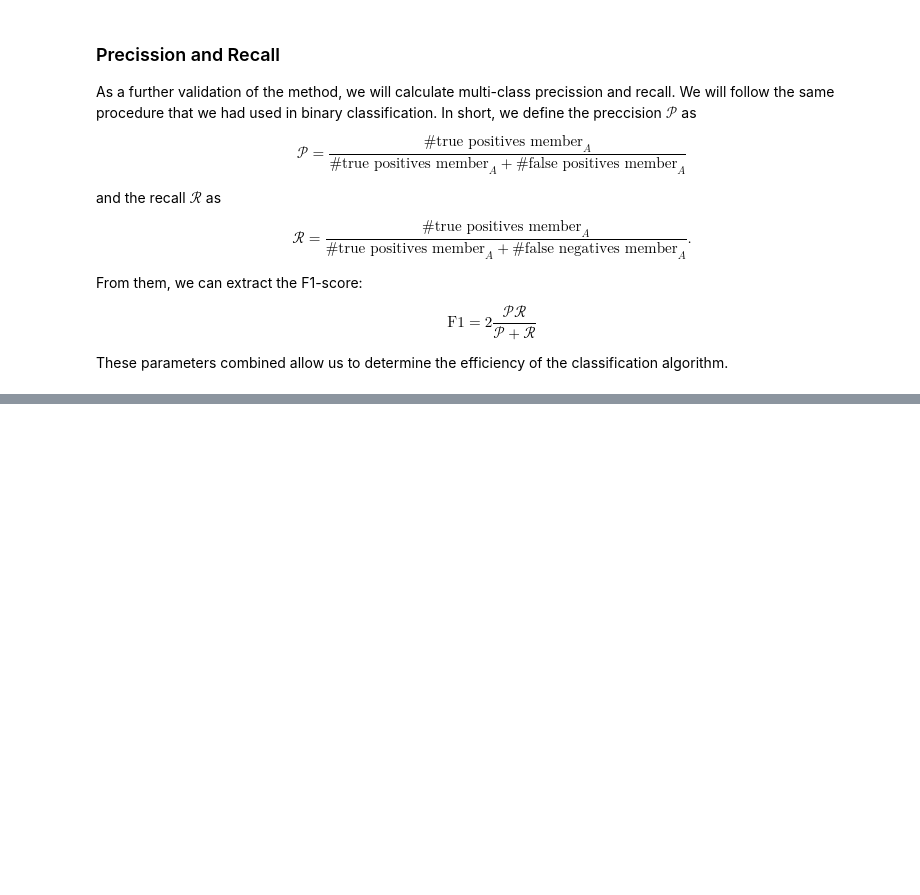
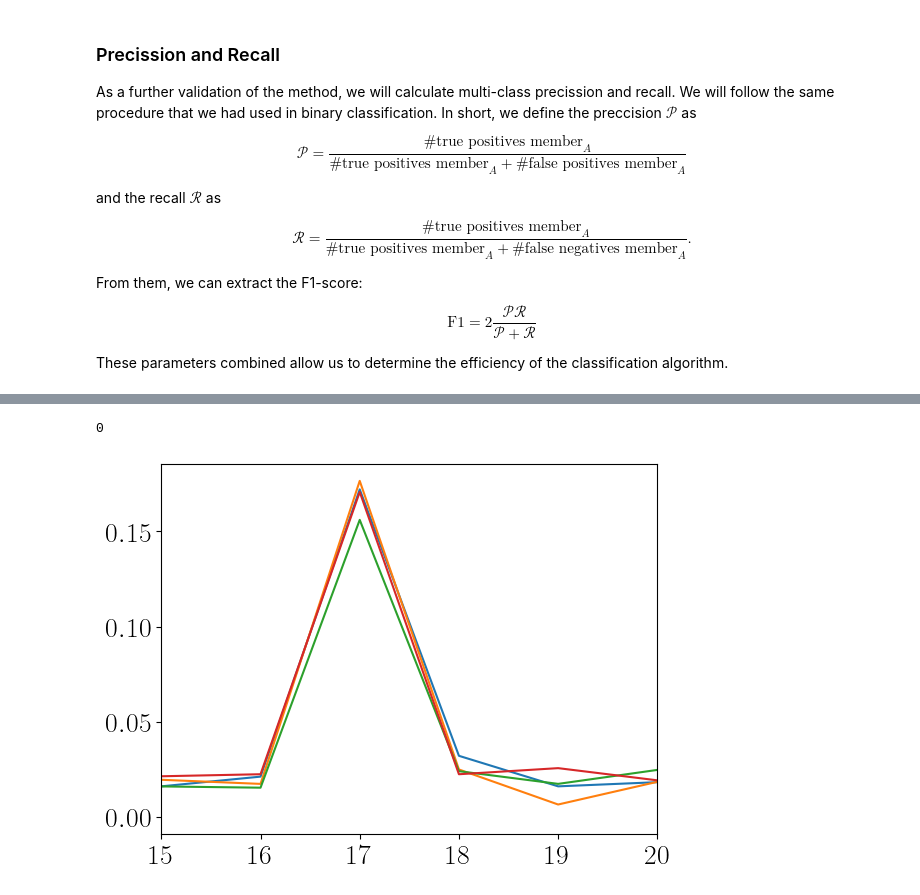
Before and after one commit to pastranacl/naive_bayes_whatsapp_group, a Jupyter notebook: naive_bayes_whatsapp_analysis.ipynb, the cells around one changed output, grey strips where cells are left out. Drawn from its saved outputs; the diff is of its cells as text; code cells hidden in the pictures; blank space fills up the shorter version.

```diff
--- a/naive_bayes_whatsapp_analysis.ipynb
+++ b/naive_bayes_whatsapp_analysis.ipynb
@@ -485,0 +498,50 @@ ZeroDivisionError: float division by zero
+# %%
+def length_prob(messages, members_msg, members):
+    MAX_LENGTH_WORD = 100
+    MAX_LENGTH_WORD_CHARS = MAX_LENGTH_WORD*10
+
+    word_length = {member: np.zeros(MAX_LENGTH_WORD)  for member in members}
+    prob_word_length = {member: np.zeros(MAX_LENGTH_WORD)  for member in members}
+
+    char_length = {member: np.zeros(MAX_LENGTH_WORD_CHARS)  for member in members}
+    prob_char_length = {member: np.zeros(MAX_LENGTH_WORD_CHARS)  for member in members}
+
+
+    # Word counts
+    for message, member in zip(messages, members_msg):
+
+        #Count words
+        L_msg = len(message)
+        if L_msg <= MAX_LENGTH_WORD-1:
+            word_length[member][L_msg] += 1
+        if L_msg >= MAX_LENGTH_WORD:
+            word_length[member][L_msg] += 1
+
+        # Count characters
+        n_chars  = 0
+        for word in message:
+            n_chars += len(word)
+        if n_chars == 17:
+            print(message)
+
+        if n_chars <= MAX_LENGTH_WORD_CHARS-1:
+            char_length[member][n_chars] += 1
+        if L_msg >= MAX_LENGTH_WORD_CHARS:
+            char_length[member][n_chars] += 1
+
+
+    # Probabilities
+    for member in members:
+        prob_word_length[member][:] = word_length[member][:]/np.sum(word_length[member][:])
+        prob_char_length[member][:] = char_length[member][:]/np.sum(char_length[member][:])
+
+    for member in members:
+        plt.plot(prob_char_length[member])
+        plt.xlim([15,20])
+
+    return 0
+
+length_prob(messages_xval, members_msg_train, members)
+# %% [output]
+0
+[figure, added]
```
Also changed, not shown: parts of 4 cells of this notebook.
